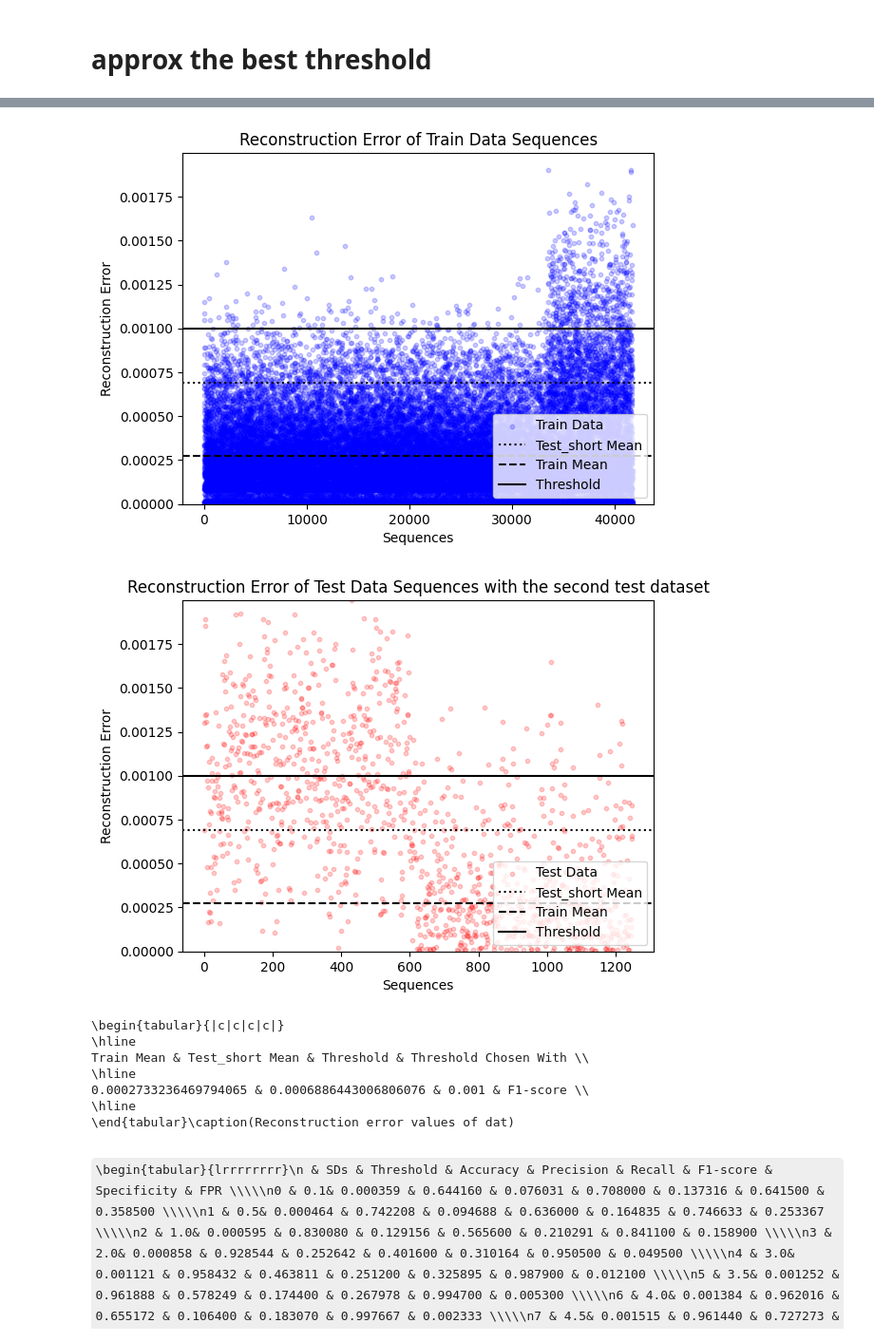
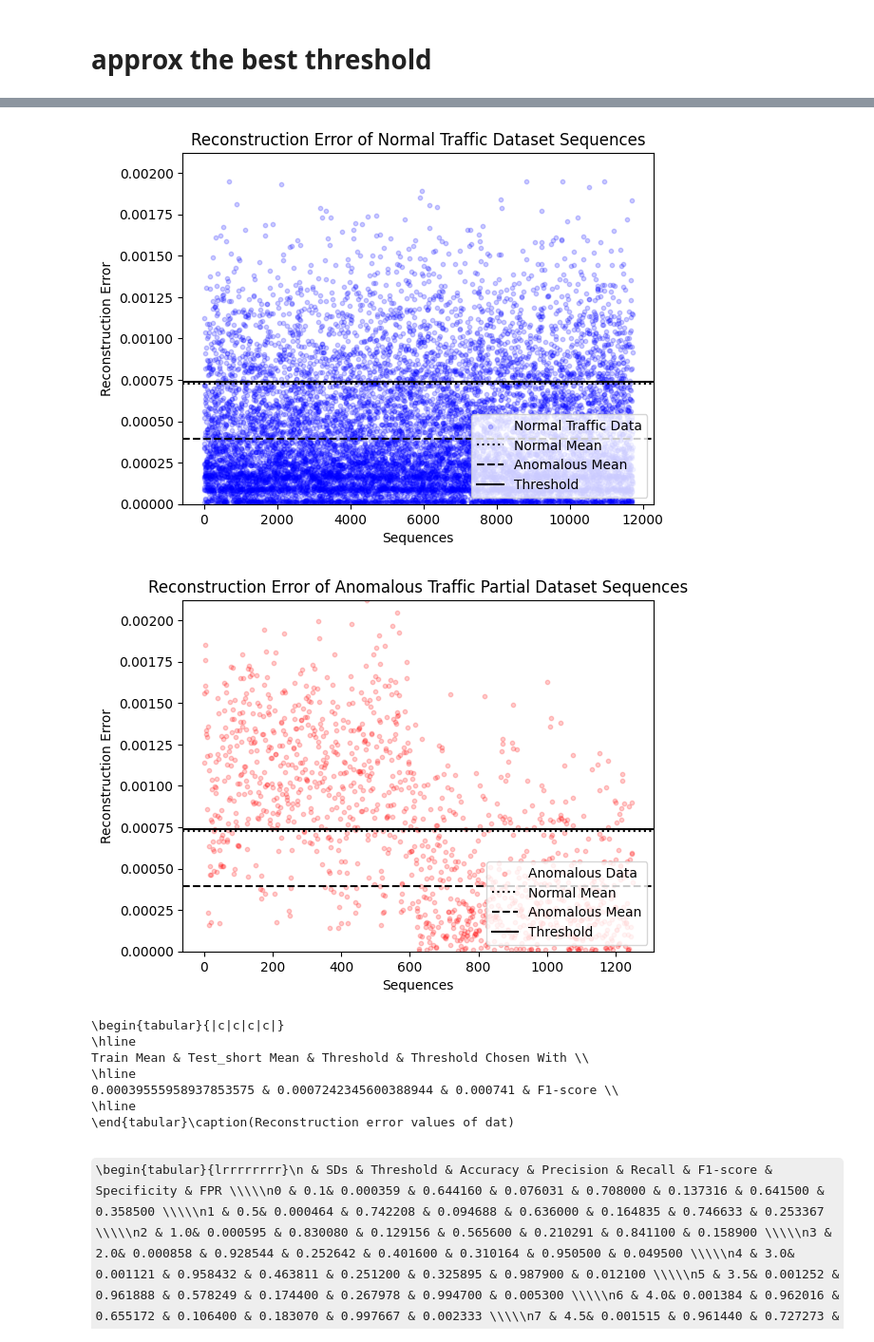
Before and after one commit to Eidell/gRPC-log-LSTM-Anomaly-Detection, a Jupyter notebook: lstm.ipynb, the cells around one changed output, grey strips where cells are left out. Shown at 95% size. Cells and saved outputs as stored; diff of their text form; code cells hidden in the pictures; some formulas as TeX source.

```diff
--- a/lstm.ipynb
+++ b/lstm.ipynb
@@ -543,5 +548,5 @@ def calc_mse(X,X_predict):
 # %%
-mse_train = calc_mse(x_train_shaped, X_pred)
+mse_train = calc_mse(x_trained_shaped_predict, X_pred)
 mse_test = calc_mse(x_test_shaped, X_pred_test)
 # %%
 X_pred_test_short = model.predict(x_test_short_shaped,batch_size=32)
@@ -717,63 +724,63 @@ test_short_errors = np.array(mse_test_short)
 
 
 # Generate the x-axis values (running number of the data in order)
-x_axis_train = np.arange(len(x_train_shaped))
+x_axis_train = np.arange(len(x_trained_shaped_predict))
 x_axis_test_short = np.arange(len(x_test_short_shaped))
 
 # Means
 train_mean = np.mean(train_errors)
 test_short_mean = np.mean(test_short_errors)
 
-threshold = 0.001000
+threshold = 0.000741
 threshold_chosen_with = "F1-score"
 # Create the first plot for train data
 plt.figure(1)
-plt.scatter(x_axis_train, train_errors, label='Train Data', color='blue', s=10, alpha=0.2)
-plt.axhline(y=test_short_mean, color='black', linestyle=':', label='Test_short Mean')
-plt.axhline(y=train_mean, color='black', linestyle='--', label='Train Mean')
+plt.scatter(x_axis_train, train_errors, label='Normal Traffic Data', color='blue', s=10, alpha=0.2)
+plt.axhline(y=test_short_mean, color='black', linestyle=':', label='Normal Mean')
+plt.axhline(y=train_mean, color='black', linestyle='--', label='Anomalous Mean')
 plt.axhline(y=threshold, color='black', linestyle='-', label='Threshold')
 plt.xlabel('Sequences')
 plt.ylabel('Reconstruction Error')
-plt.title('Reconstruction Error of Train Data Sequences')
+plt.title('Reconstruction Error of Normal Traffic Dataset Sequences')
 plt.ylim([0, max(test_short_errors)])
 plt.legend(loc='lower right')
 
 # Create the second plot for test_short data
 plt.figure(2)
-plt.scatter(x_axis_test_short, test_short_errors, label='Test Data', color='red', s=10, alpha=0.2)
-plt.axhline(y=test_short_mean, color='black', linestyle=':', label='Test_short Mean')
-plt.axhline(y=train_mean, color='black', linestyle='--', label='Train Mean')
+plt.scatter(x_axis_test_short, test_short_errors, label='Anomalous Data', color='red', s=10, alpha=0.2)
+plt.axhline(y=test_short_mean, color='black', linestyle=':', label='Normal Mean')
+plt.axhline(y=train_mean, color='black', linestyle='--', label='Anomalous Mean')
 plt.axhline(y=threshold, color='black', linestyle='-', label='Threshold')
 plt.xlabel('Sequences')
 plt.ylabel('Reconstruction Error')
-plt.title('Reconstruction Error of Test Data Sequences with the second test dataset')
+plt.title('Reconstruction Error of Anomalous Traffic Partial Dataset Sequences')
 plt.ylim([0, max(test_short_errors)])
 plt.legend(loc='lower right')
 
 # Display both plots
 plt.show()
 
 
 
 # Print the values as a LaTeX table
 print(
     "\\begin{tabular}{|c|c|c|c|}\n"
     "\\hline\n"
     "Train Mean & Test_short Mean & Threshold & Threshold Chosen With \\\\\n"
     "\\hline\n"
     f"{train_mean} & {test_short_mean} & {threshold} & {threshold_chosen_with} \\\\\n"
     "\\hline\n"
     "\\end{tabular}"
     '''\caption(Reconstruction error values of dat)'''
 )
 # %% [output]
-[figure, old version]
+[figure, new version]
-[figure, old version]
+[figure, new version]
 \begin{tabular}{|c|c|c|c|}
 \hline
 Train Mean & Test_short Mean & Threshold & Threshold Chosen With \\
 \hline
-0.0002733236469794065 & 0.0006886443006806076 & 0.001 & F1-score \\
+0.00039555958937853575 & 0.0007242345600388944 & 0.000741 & F1-score \\
 \hline
 \end{tabular}\caption(Reconstruction error values of dat)
 # %% [markdown]
```
Also changed, not shown: parts of 8 cells of this notebook.
